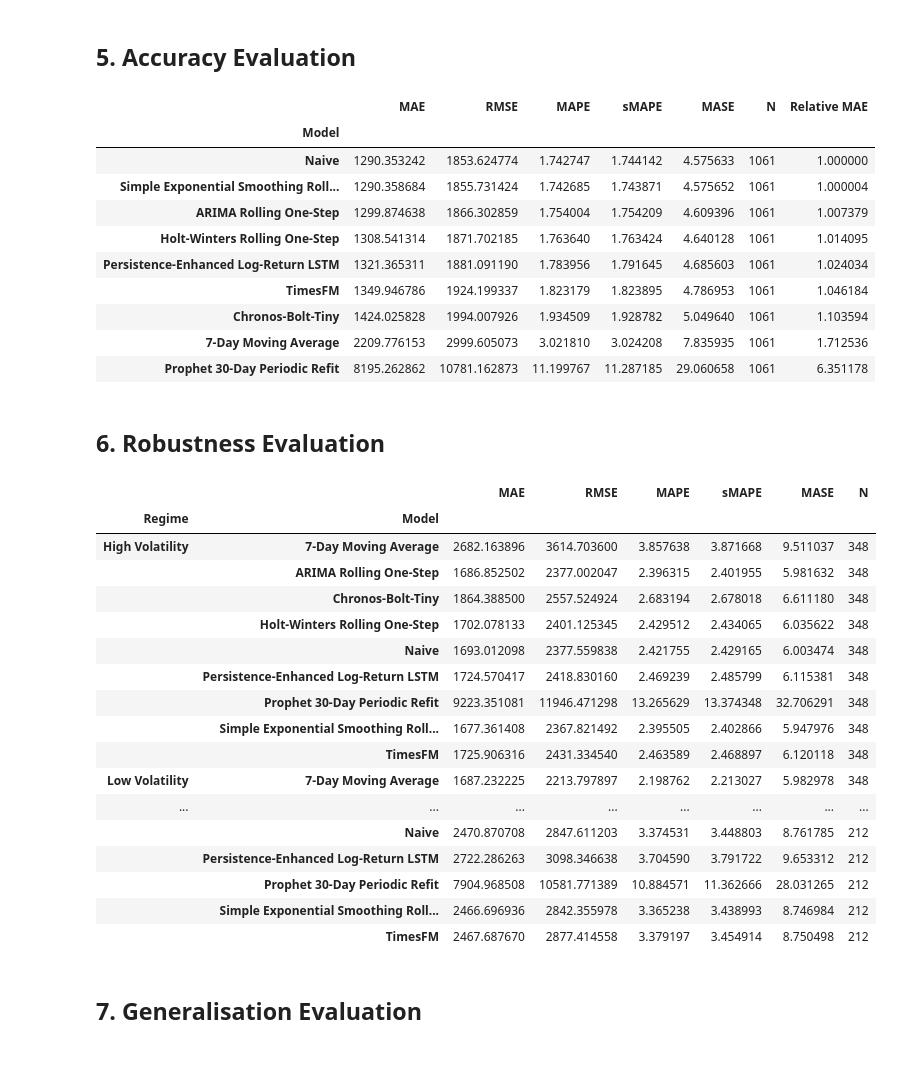
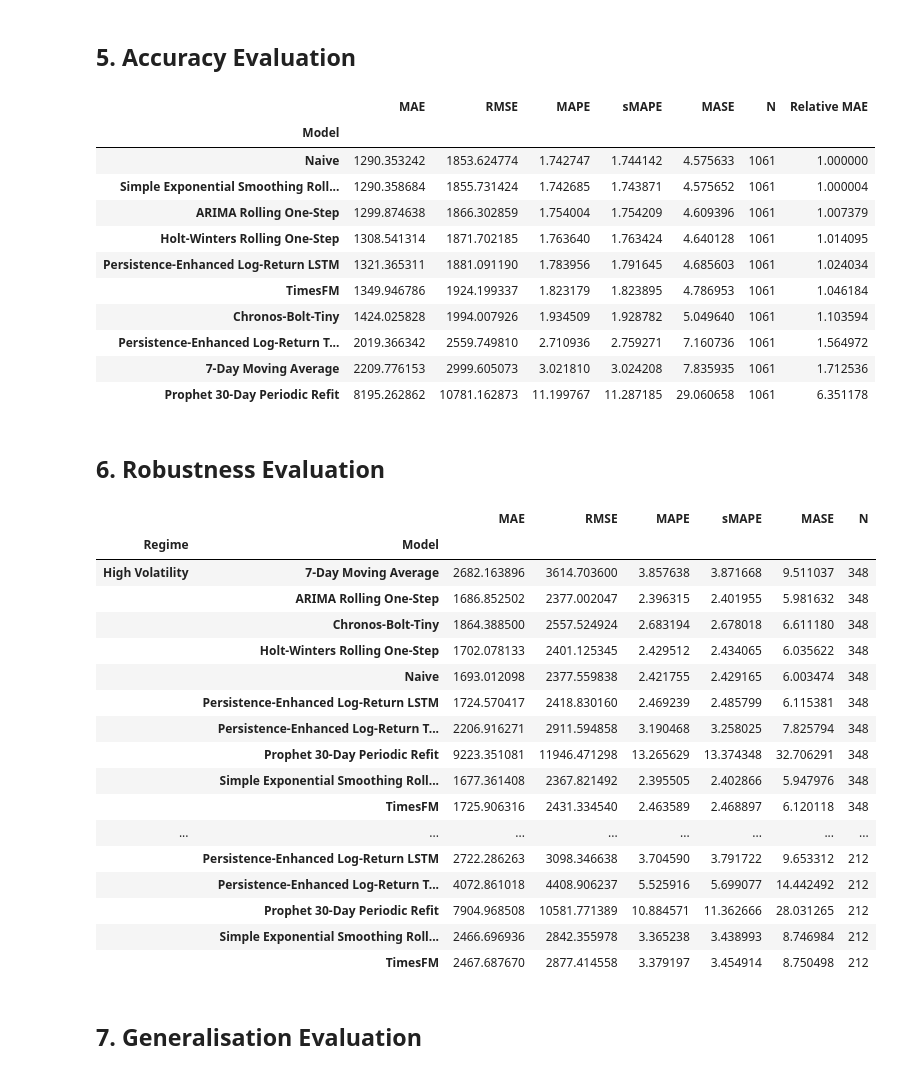
Before and after one commit to mdsoadsolaiman/Time-Series-Foundation-Models, a Jupyter notebook: notebooks/06_Trustworthiness.ipynb, the cells around one changed output. Cells and saved outputs as stored; diff of their text form; code cells hidden in the pictures.

```diff
--- a/notebooks/06_Trustworthiness.ipynb
+++ b/notebooks/06_Trustworthiness.ipynb
@@ -60,6 +61,7 @@ expected_columns = [
     "Prophet_Periodic_Refit",
     "Simple_Exp_Smoothing",
     "Holt_Winters",
+    "Persistence_Enhanced_Transformer",
 ]
 
 missing_columns = [column for column in expected_columns if column not in forecast_results.columns]
@@ -74,7 +76,7 @@ value_columns = expected_columns[1:]
 
 artifact_validation = pd.DataFrame(
     [
-        {"Check": "Shape is (1061, 10) before Timestamp index", "Result": tuple(pd.read_csv(forecast_artifact_path).shape) == (1061, 10)},
+        {"Check": "Shape is (1061, 11) before Timestamp index", "Result": tuple(pd.read_csv(forecast_artifact_path).shape) == (1061, 11)},
         {"Check": "Timestamp unique", "Result": forecast_results.index.is_unique},
         {"Check": "Timestamp sorted", "Result": forecast_results.index.is_monotonic_increasing},
         {"Check": "No missing values", "Result": not forecast_results[value_columns].isna().any().any()},
@@ -207,6 +211,7 @@ protocol_comparability
 forecast_series = {
     "Naive": forecast_results["Naive"].rename("Naive"),
     "Persistence-Enhanced Log-Return LSTM": forecast_results["Persistence_Enhanced_LSTM"].rename("Persistence-Enhanced Log-Return LSTM"),
+    "Persistence-Enhanced Log-Return Transformer": forecast_results["Persistence_Enhanced_Transformer"].rename("Persistence-Enhanced Log-Return Transformer"),
     "TimesFM": forecast_results["TimesFM"].rename("TimesFM"),
     "Chronos-Bolt-Tiny": forecast_results["Chronos_Bolt_Tiny"].rename("Chronos-Bolt-Tiny"),
     "ARIMA Rolling One-Step": forecast_results["ARIMA_Rolling"].rename("ARIMA Rolling One-Step"),
@@ -232,33 +237,34 @@ ma7_audit = pd.DataFrame(
 assert (pd.to_datetime(ma7_audit["window_end"]) < pd.to_datetime(ma7_audit["forecast_date"])).all()
 forecast_series["7-Day Moving Average"] = moving_average_7
 
 metrics_rows = []
 for model_name, forecast in forecast_series.items():
     metrics_rows.append(
         {
             "Model": model_name,
             "MAE": mae(y_test, forecast),
             "RMSE": rmse(y_test, forecast),
             "MAPE": mape(y_test, forecast),
             "sMAPE": smape(y_test, forecast),
             "MASE": mase(y_test, forecast, train, seasonal_period=1),
             "N": len(pd.concat([y_test, forecast], axis=1).dropna()),
         }
     )
 
 metrics_table = pd.DataFrame(metrics_rows).set_index("Model")
 metrics_table["Relative MAE"] = metrics_table["MAE"] / metrics_table.loc["Naive", "MAE"]
 metrics_table.sort_values("RMSE")
 # %% [output]
 |  | MAE | RMSE | MAPE | sMAPE | MASE | N | Relative MAE |
 | Model |  |  |  |  |  |  |  |
 | Naive | 1290.353242 | 1853.624774 | 1.742747 | 1.744142 | 4.575633 | 1061 | 1.000000 |
 | Simple Exponential Smoothing Roll... | 1290.358684 | 1855.731424 | 1.742685 | 1.743871 | 4.575652 | 1061 | 1.000004 |
 | ARIMA Rolling One-Step | 1299.874638 | 1866.302859 | 1.754004 | 1.754209 | 4.609396 | 1061 | 1.007379 |
 | Holt-Winters Rolling One-Step | 1308.541314 | 1871.702185 | 1.763640 | 1.763424 | 4.640128 | 1061 | 1.014095 |
 | Persistence-Enhanced Log-Return LSTM | 1321.365311 | 1881.091190 | 1.783956 | 1.791645 | 4.685603 | 1061 | 1.024034 |
 | TimesFM | 1349.946786 | 1924.199337 | 1.823179 | 1.823895 | 4.786953 | 1061 | 1.046184 |
 | Chronos-Bolt-Tiny | 1424.025828 | 1994.007926 | 1.934509 | 1.928782 | 5.049640 | 1061 | 1.103594 |
+| Persistence-Enhanced Log-Return T... | 2019.366342 | 2559.749810 | 2.710936 | 2.759271 | 7.160736 | 1061 | 1.564972 |
 | 7-Day Moving Average | 2209.776153 | 2999.605073 | 3.021810 | 3.024208 | 7.835935 | 1061 | 1.712536 |
 | Prophet 30-Day Periodic Refit | 8195.262862 | 10781.162873 | 11.199767 | 11.287185 | 29.060658 | 1061 | 6.351178 |
 # %% [markdown]
@@ -306,13 +312,13 @@ regime_performance
 |  | Holt-Winters Rolling One-Step | 1702.078133 | 2401.125345 | 2.429512 | 2.434065 | 6.035622 | 348 |
 |  | Naive | 1693.012098 | 2377.559838 | 2.421755 | 2.429165 | 6.003474 | 348 |
 |  | Persistence-Enhanced Log-Return LSTM | 1724.570417 | 2418.830160 | 2.469239 | 2.485799 | 6.115381 | 348 |
+|  | Persistence-Enhanced Log-Return T... | 2206.916271 | 2911.594858 | 3.190468 | 3.258025 | 7.825794 | 348 |
 |  | Prophet 30-Day Periodic Refit | 9223.351081 | 11946.471298 | 13.265629 | 13.374348 | 32.706291 | 348 |
 |  | Simple Exponential Smoothing Roll... | 1677.361408 | 2367.821492 | 2.395505 | 2.402866 | 5.947976 | 348 |
 |  | TimesFM | 1725.906316 | 2431.334540 | 2.463589 | 2.468897 | 6.120118 | 348 |
-| Low Volatility | 7-Day Moving Average | 1687.232225 | 2213.797897 | 2.198762 | 2.213027 | 5.982978 | 348 |
 | ... | ... | ... | ... | ... | ... | ... | ... |
-|  | Naive | 2470.870708 | 2847.611203 | 3.374531 | 3.448803 | 8.761785 | 212 |
 |  | Persistence-Enhanced Log-Return LSTM | 2722.286263 | 3098.346638 | 3.704590 | 3.791722 | 9.653312 | 212 |
+|  | Persistence-Enhanced Log-Return T... | 4072.861018 | 4408.906237 | 5.525916 | 5.699077 | 14.442492 | 212 |
 |  | Prophet 30-Day Periodic Refit | 7904.968508 | 10581.771389 | 10.884571 | 11.362666 | 28.031265 | 212 |
 |  | Simple Exponential Smoothing Roll... | 2466.696936 | 2842.355978 | 3.365238 | 3.438993 | 8.746984 | 212 |
 |  | TimesFM | 2467.687670 | 2877.414558 | 3.379197 | 3.454914 | 8.750498 | 212 |
```
Also changed, not shown: parts of 12 cells of this notebook, 9 other files.
